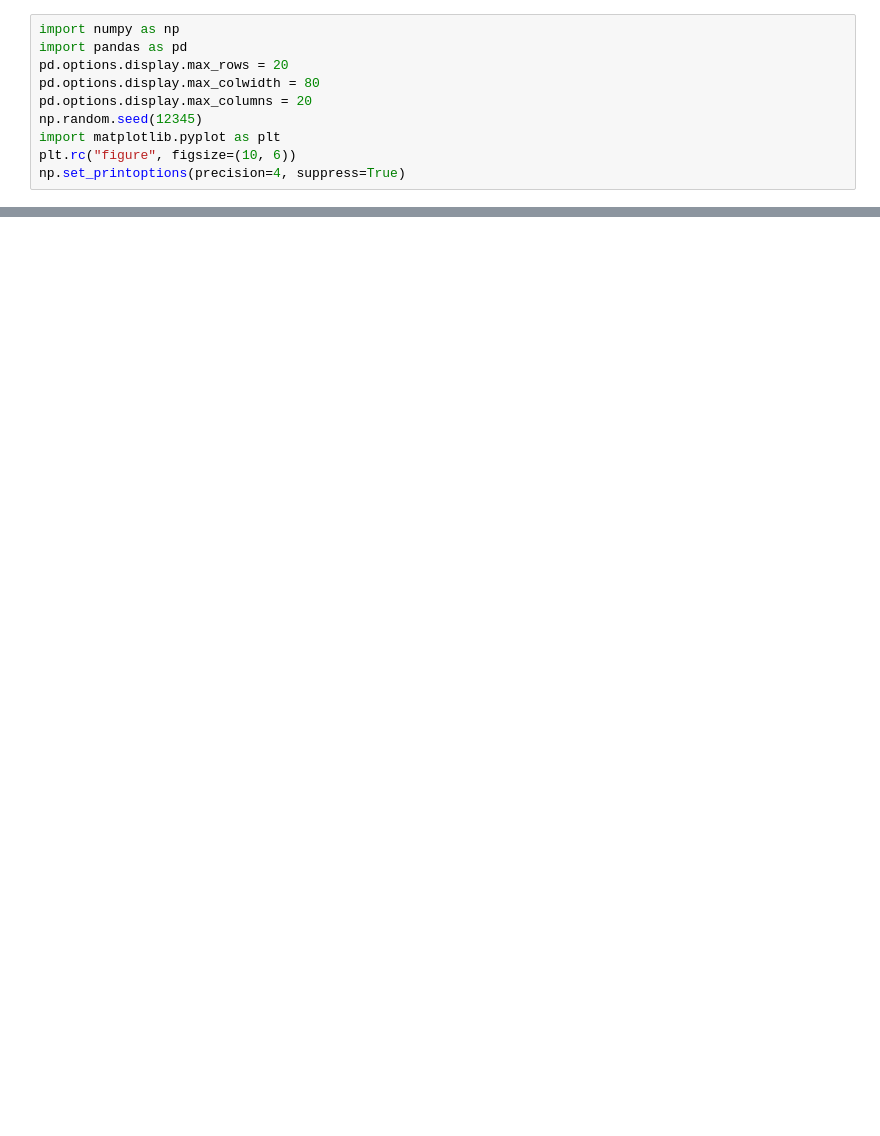
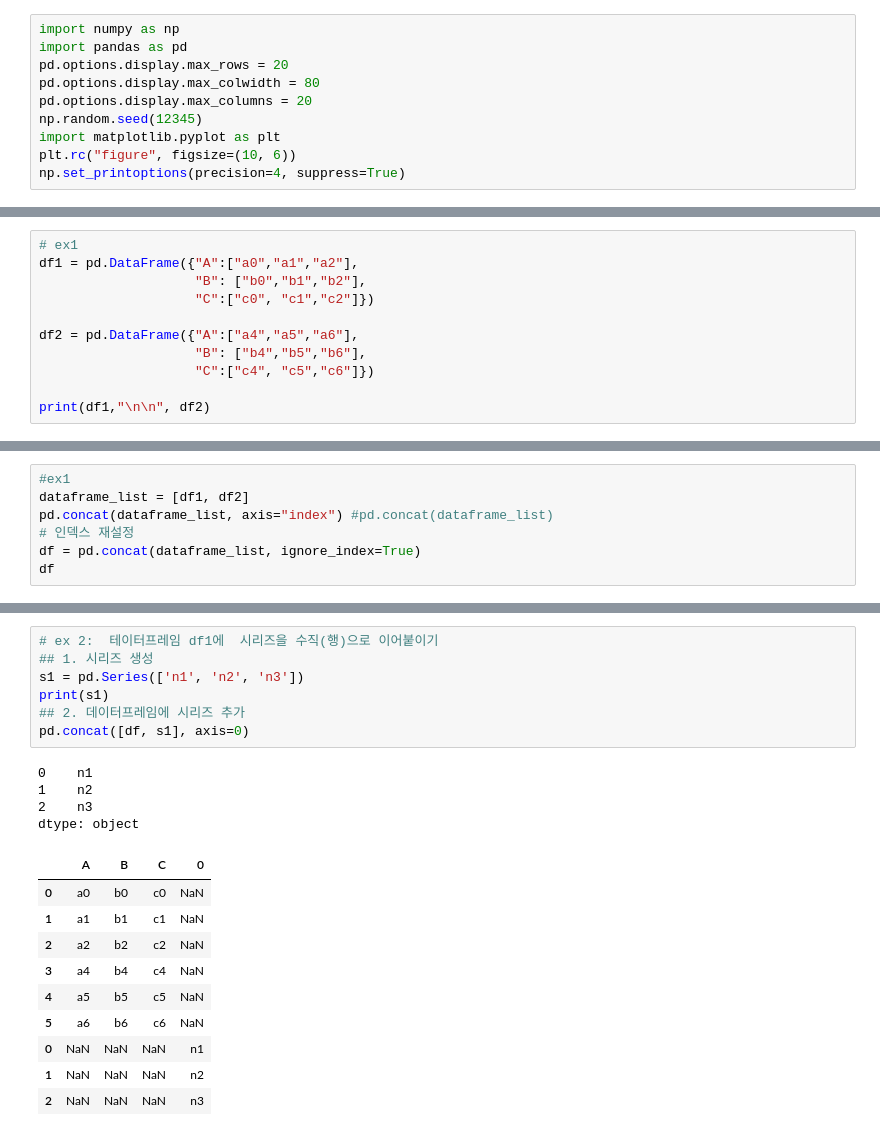
Before and after one commit to Sungjaehwan/python_basic_1, a Jupyter notebook: ch08_update_class.ipynb, the cells around one changed output, grey strips where cells are left out. Cells and saved outputs as stored; diff of their text form; blank space fills up the shorter version.

```diff
--- a/ch08_update_class.ipynb
+++ b/ch08_update_class.ipynb
@@ -128,0 +635,11 @@ pd.merge(df3, df4, left_on="lkey", right_on="rkey", how="outer")
+# %%
+# ex1
+df1 = pd.DataFrame({"A":["a0","a1","a2"],
+                    "B": ["b0","b1","b2"],
+                    "C":["c0", "c1","c2"]})
+
+df2 = pd.DataFrame({"A":["a4","a5","a6"],
+                    "B": ["b4","b5","b6"],
+                    "C":["c4", "c5","c6"]})
+
+print(df1,"\n\n", df2)
@@ -128,0 +659,7 @@ pd.merge(df3, df4, left_on="lkey", right_on="rkey", how="outer")
+# %%
+#ex1
+dataframe_list = [df1, df2]
+pd.concat(dataframe_list, axis="index") #pd.concat(dataframe_list)
+# 인덱스 재설정
+df = pd.concat(dataframe_list, ignore_index=True)
+df
@@ -128,0 +674,22 @@ pd.merge(df3, df4, left_on="lkey", right_on="rkey", how="outer")
+# %%
+# ex 2:  테이터프레임 df1에  시리즈을 수직(행)으로 이어붙이기
+## 1. 시리즈 생성
+s1 = pd.Series(['n1', 'n2', 'n3'])
+print(s1)
+## 2. 데이터프레임에 시리즈 추가
+pd.concat([df, s1], axis=0)
+# %% [output]
+0    n1
+1    n2
+2    n3
+dtype: object
+|  | A | B | C | 0 |
+| 0 | a0 | b0 | c0 | NaN |
+| 1 | a1 | b1 | c1 | NaN |
+| 2 | a2 | b2 | c2 | NaN |
+| 3 | a4 | b4 | c4 | NaN |
+| 4 | a5 | b5 | c5 | NaN |
+| 5 | a6 | b6 | c6 | NaN |
+| 0 | NaN | NaN | NaN | n1 |
+| 1 | NaN | NaN | NaN | n2 |
+| 2 | NaN | NaN | NaN | n3 |
```
Also changed, not shown: parts of 80 cells of this notebook.
